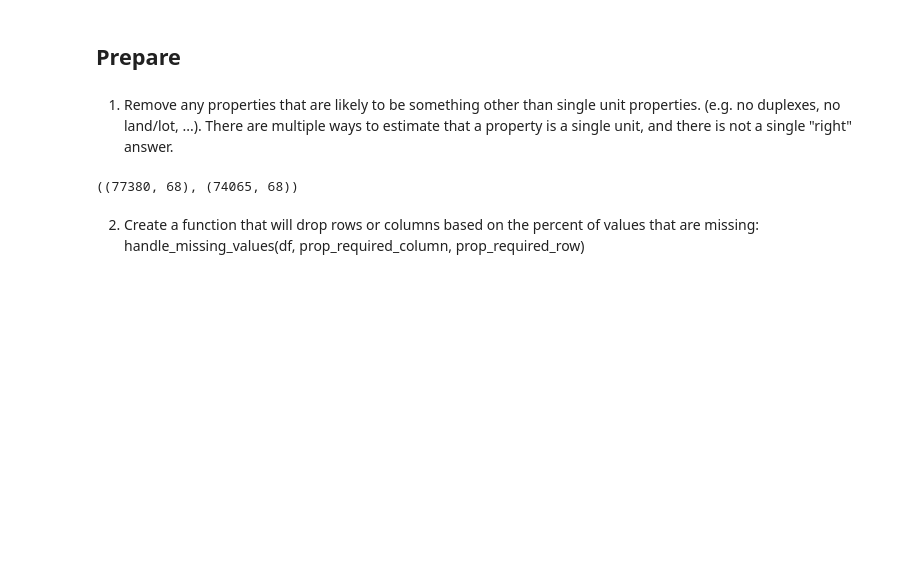
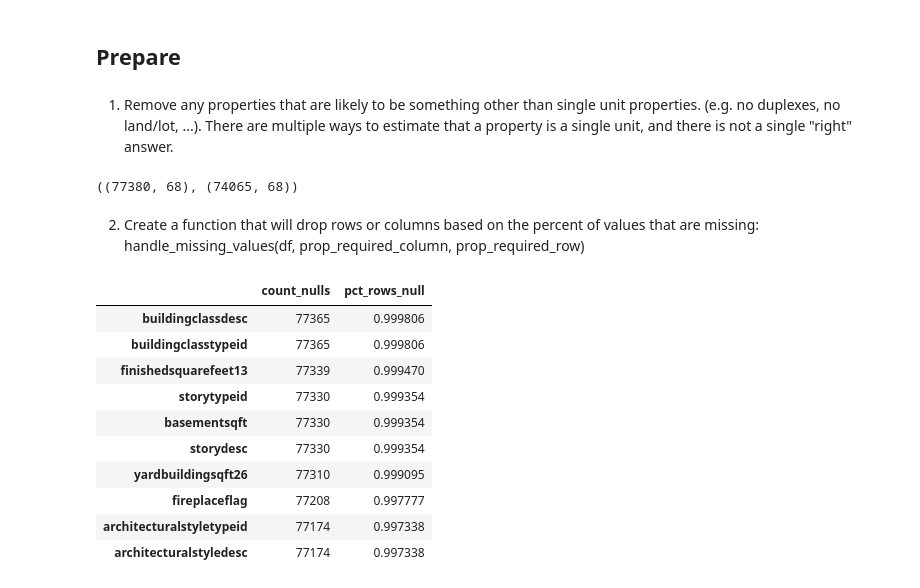
Before and after one commit to watermanbrandyn/clustering-exercises, a Jupyter notebook: data_wrangling.ipynb, the cells around one changed output. Cells and saved outputs as stored; diff of their text form; code cells hidden in the pictures; blank space fills up the shorter version.

```diff
--- a/data_wrangling.ipynb
+++ b/data_wrangling.ipynb
@@ -157,0 +171,14 @@ df.shape, df2.shape
+# %%
+col_nulls.sort_values(by='pct_rows_null', ascending=False).head(10)
+# %% [output]
+|  | count_nulls | pct_rows_null |
+| buildingclassdesc | 77365 | 0.999806 |
+| buildingclasstypeid | 77365 | 0.999806 |
+| finishedsquarefeet13 | 77339 | 0.999470 |
+| storytypeid | 77330 | 0.999354 |
+| basementsqft | 77330 | 0.999354 |
+| storydesc | 77330 | 0.999354 |
+| yardbuildingsqft26 | 77310 | 0.999095 |
+| fireplaceflag | 77208 | 0.997777 |
+| architecturalstyletypeid | 77174 | 0.997338 |
+| architecturalstyledesc | 77174 | 0.997338 |
```
Also changed, not shown: parts of 9 cells of this notebook.
